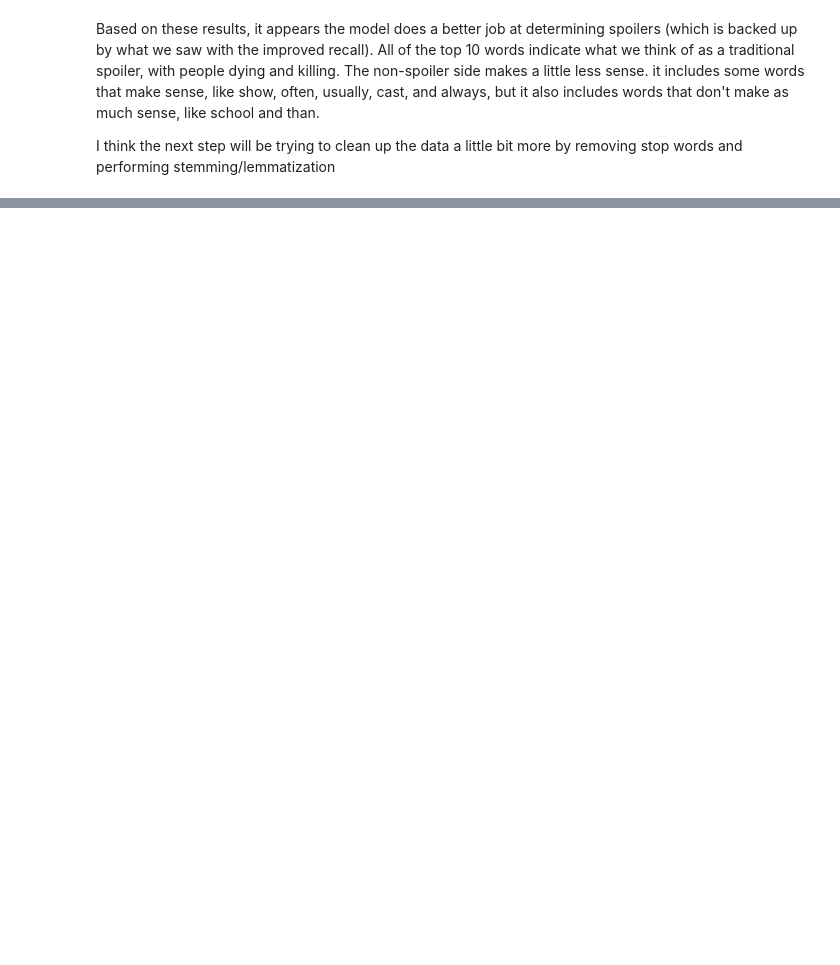
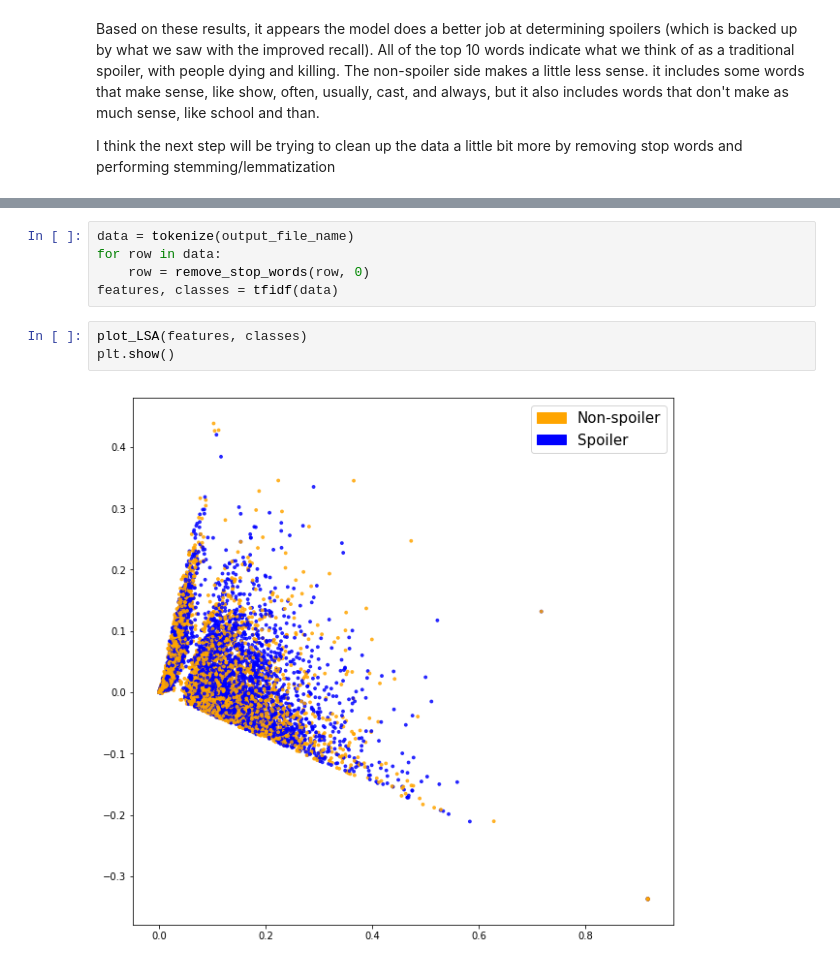
Before and after one commit to ryansmick/victor, a Jupyter notebook: model_selection.ipynb, the cells around one changed output, grey strips where cells are left out. Drawn from its saved outputs; the diff is of its cells as text; blank space fills up the shorter version.

```diff
--- a/model_selection.ipynb
+++ b/model_selection.ipynb
@@ -558,0 +573,10 @@ I think the next step will be trying to clean up the data a little bit more by r
+# %%
+data = tokenize(output_file_name)
+for row in data:
+    row = remove_stop_words(row, 0)
+features, classes = tfidf(data)
+# %%
+plot_LSA(features, classes)
+plt.show()
+# %% [output]
+[figure, added]
```
Also changed, not shown: parts of 26 cells of this notebook.
